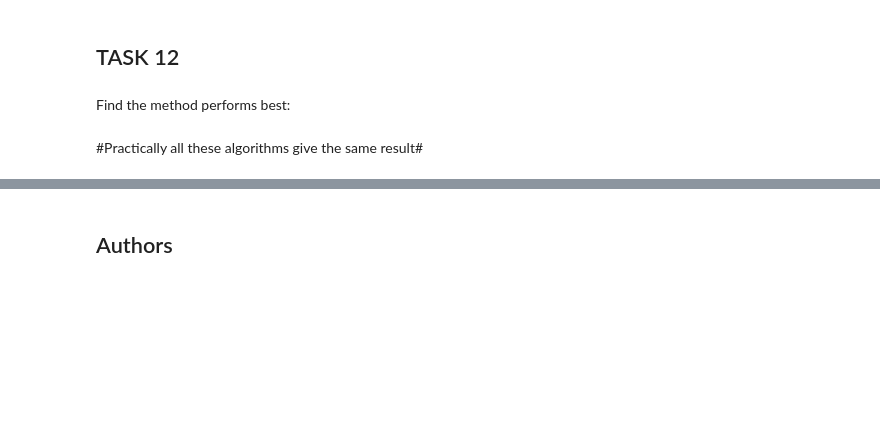
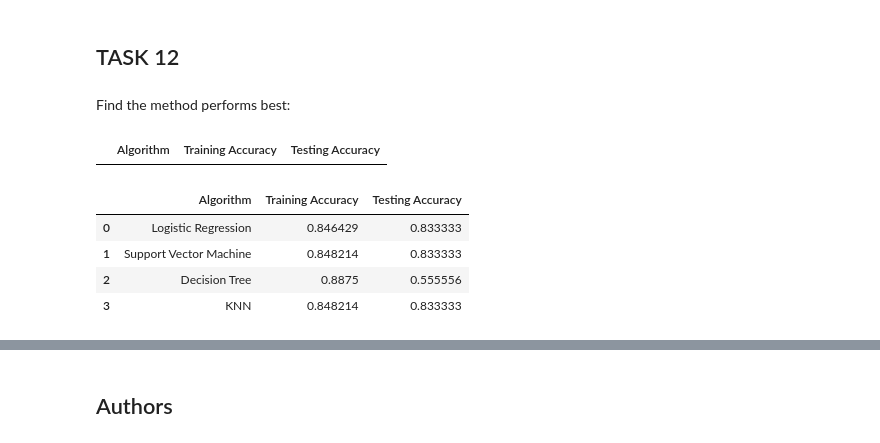
Before and after one commit to MiniAstronaut/MyRepository, a Jupyter notebook: week4/SpaceX_Machine Learning Prediction_Part_5.ipynb, the cells around one changed output, grey strips where cells are left out. Saved outputs shown, nothing was run; the diff lists cells and outputs as text; code cells hidden in the pictures; blank space fills up the shorter version.

```diff
--- a/week4/SpaceX_Machine Learning Prediction_Part_5.ipynb
+++ b/week4/SpaceX_Machine Learning Prediction_Part_5.ipynb
@@ -295,8 +314,9 @@ GridSearchCV(cv=10, estimator=KNeighborsClassifier(),
                          'n_neighbors': [1, 2, 3, 4, 5, 6, 7, 8, 9, 10],
                          'p': [1, 2]})
 # %%
+knn_cv_trainScore = knn_cv.best_score_
 print("tuned hpyerparameters :(best parameters) ",knn_cv.best_params_)
-print("accuracy :",knn_cv.best_score_)
+print("accuracy :",knn_cv_trainScore)
 # %% [output]
 tuned hpyerparameters :(best parameters)  {'algorithm': 'auto', 'n_neighbors': 10, 'p': 1}
 accuracy : 0.8482142857142858
@@ -319,5 +337,21 @@ plot_confusion_matrix(Y_test,yhat)
 ## TASK  12
 # %% [markdown]
 Find the method performs best:
-# %% [markdown]
-#Practically all these algorithms give the same result#
+# %%
+results = pd.DataFrame(columns=["Algorithm", "Training Accuracy", "Testing Accuracy"])
+results
+# %% [output]
+|  | Algorithm | Training Accuracy | Testing Accuracy |
+# %%
+results.loc[0,:] = ["Logistic Regression", logreg_cv_trainScore, logreg_cv_testScore]
+
+results = results.append({"Algorithm":"Support Vector Machine", "Training Accuracy":svm_cv_trainScore, "Testing Accuracy":svm_cv_testScore}, ignore_index = True)
+results = results.append({"Algorithm":"Decision Tree", "Training Accuracy":tree_cv_trainScore, "Testing Accuracy":tree_cv_testScore}, ignore_index = True)
+results = results.append({"Algorithm":"KNN", "Training Accuracy":knn_cv_trainScore, "Testing Accuracy":knn_cv_testScore}, ignore_index = True)
+results
+# %% [output]
+|  | Algorithm | Training Accuracy | Testing Accuracy |
+| 0 | Logistic Regression | 0.846429 | 0.833333 |
+| 1 | Support Vector Machine | 0.848214 | 0.833333 |
+| 2 | Decision Tree | 0.8875 | 0.555556 |
+| 3 | KNN | 0.848214 | 0.833333 |
```
Also changed, not shown: parts of 16 cells of this notebook.
